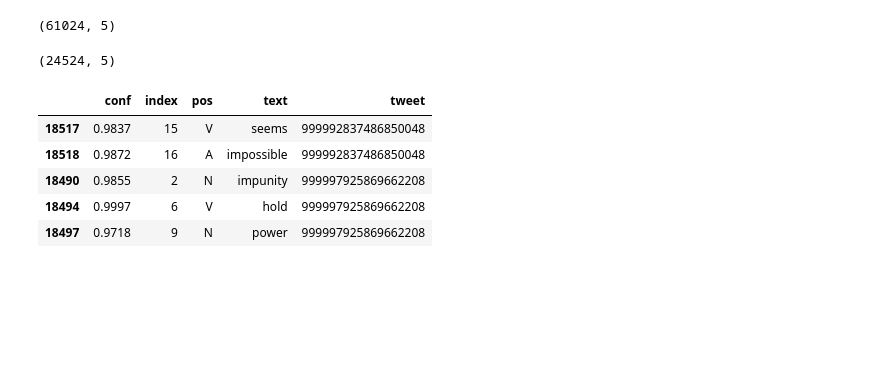
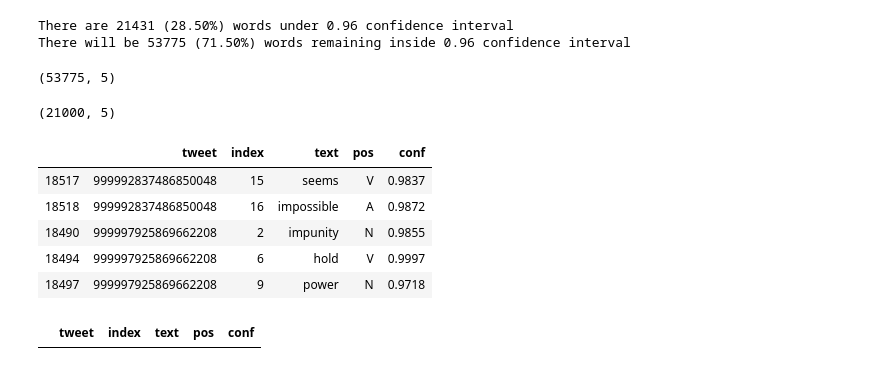
Before and after one commit to damiclem/feminism_network, a Jupyter notebook: parse_tweets.ipynb, the cells around one changed output. Drawn from its saved outputs; the diff is of its cells as text; code cells hidden in the pictures; blank space fills up the shorter version.

```diff
--- a/parse_tweets.ipynb
+++ b/parse_tweets.ipynb
@@ -146,26 +177,47 @@ words.head()
+# %%
+# Define confindence limit
+conf = 0.96
+
+print('There are {:d} ({:.02f}%) words under {:.2f} confidence interval'.format(
+    sum(words.conf < conf), sum(words.conf < conf) / words.shape[0] * 100, conf
+))
+
+print('There will be {:d} ({:.02f}%) words remaining inside {:.2f} confidence interval'.format(
+    sum(words.conf >= conf), sum(words.conf >= conf) / words.shape[0] * 100, conf
+))
+# %% [output]
+There are 21431 (28.50%) words under 0.96 confidence interval
+There will be 53775 (71.50%) words remaining inside 0.96 confidence interval
 # %%
-# Remove tags whose confidence is below 0.9
-words = words[words.conf > 0.9]
+# Remove tags whose POS tag confidence is below 0.96
+
+words = words[words.conf >= conf]
 words.shape
 # %% [output]
-(61024, 5)
+(53775, 5)
 # %%
 # Keep only nouns (N), verbs (V), adverbs (R) and adjectives (A)
 words = words[words.pos.isin(['N', 'V', 'R', 'A'])]
 words.shape
 # %% [output]
-(24524, 5)
+(21000, 5)
 # %%
 # Clean hashtags from punctuation (the will be matched with words)
-words.text = words.text.apply(lambda x: re.sub('[:#-]','',x))
+words.text = words.text.apply(lambda x: re.sub(r'[#]', '', x))
+words.text = words.text.apply(lambda x: re.sub(r'^[-]*', '', x))
+words.text = words.text.apply(lambda x: re.sub(r'[-]*$', '', x))
 words.tail()
 # %% [output]
-|  | conf | index | pos | text | tweet |
-| 18517 | 0.9837 | 15 | V | seems | 999992837486850048 |
-| 18518 | 0.9872 | 16 | A | impossible | 999992837486850048 |
-| 18490 | 0.9855 | 2 | N | impunity | 999997925869662208 |
-| 18494 | 0.9997 | 6 | V | hold | 999997925869662208 |
-| 18497 | 0.9718 | 9 | N | power | 999997925869662208 |
+|  | tweet | index | text | pos | conf |
+| 18517 | 999992837486850048 | 15 | seems | V | 0.9837 |
+| 18518 | 999992837486850048 | 16 | impossible | A | 0.9872 |
+| 18490 | 999997925869662208 | 2 | impunity | N | 0.9855 |
+| 18494 | 999997925869662208 | 6 | hold | V | 0.9997 |
+| 18497 | 999997925869662208 | 9 | power | N | 0.9718 |
+# %%
+words[words.text == '-icon']
+# %% [output]
+|  | tweet | index | text | pos | conf |
 # %%
 nltk.download('stopwords')
 stopwords = nltk.corpus.stopwords.words('english')
```
Also changed, not shown: parts of 16 cells of this notebook, 8 other files.
